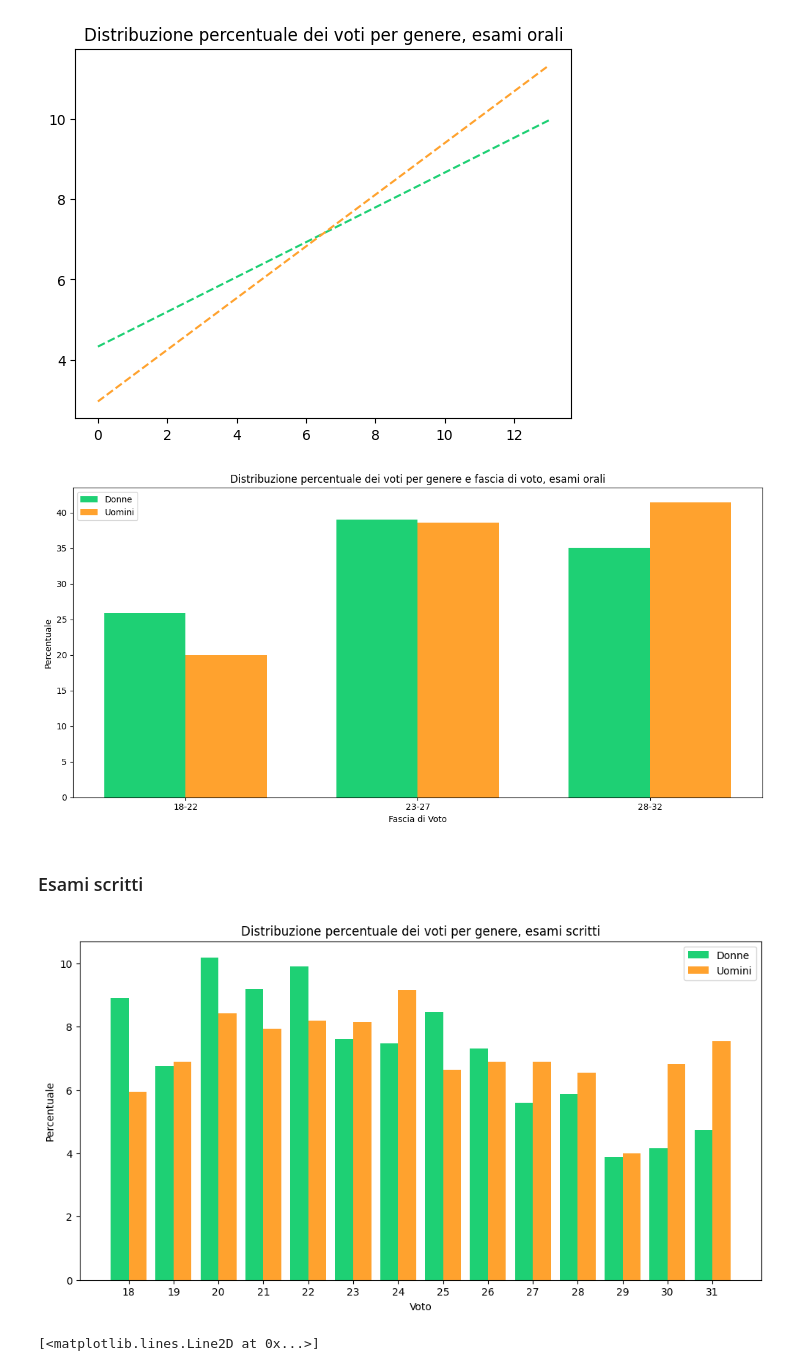
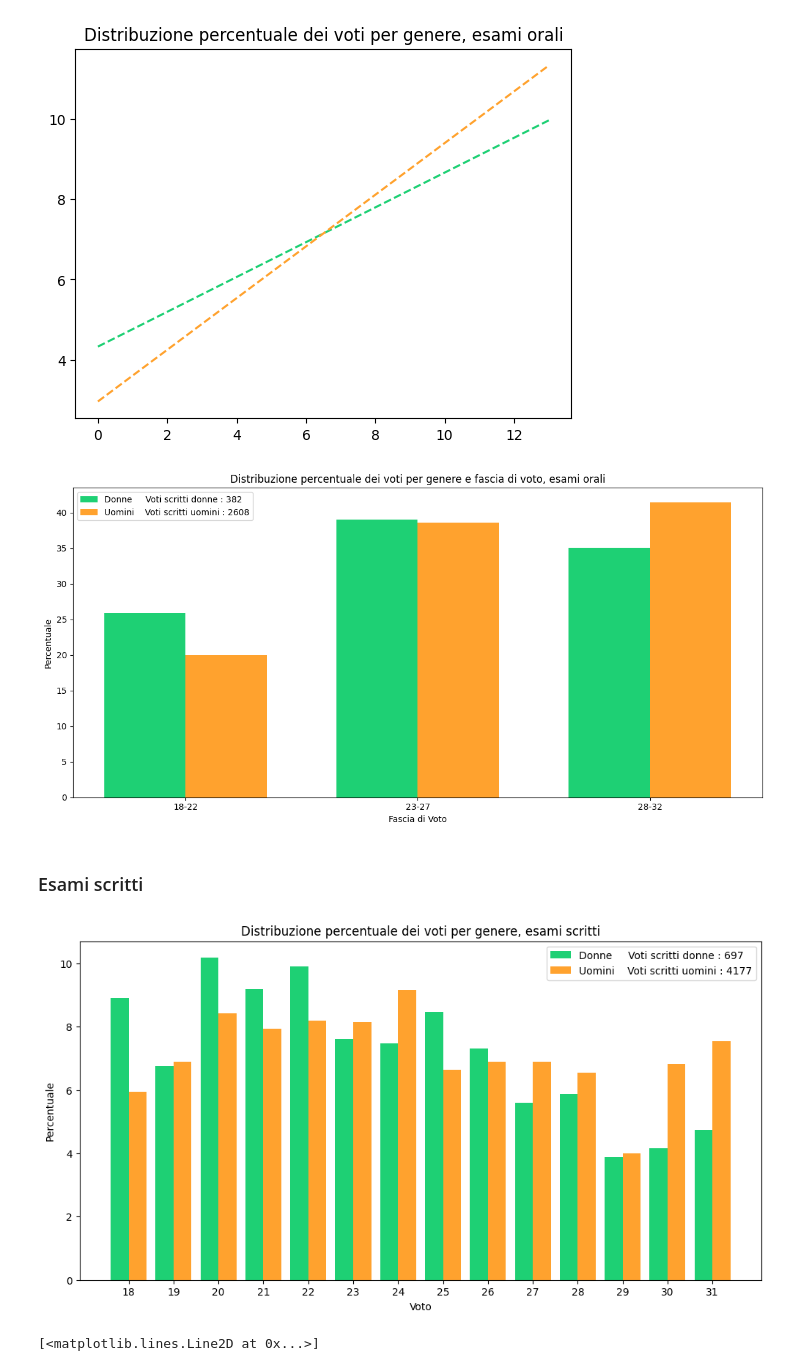
Before and after one commit to lallabelloni/Analisi-differenza-genere-Data-Science, a Jupyter notebook: progetto2.ipynb, the cells around one changed output. Saved outputs shown, nothing was run; the diff lists cells and outputs as text; code cells hidden in the pictures.

```diff
--- a/progetto2.ipynb
+++ b/progetto2.ipynb
@@ -770,8 +794,8 @@ r1 = np.arange(len(percentuali_donne))
 r2 = [x + bar_width for x in r1]
 
 plt.figure(figsize=(12, 6))
-plt.bar(r1, percentuali_donne, label='Donne', color=colore_donne, width=bar_width)
-plt.bar(r2, percentuali_uomini, label='Uomini', color=colore_uomini, width=bar_width)
+plt.bar(r1, percentuali_donne, label=f'Donne     Voti scritti donne : {totale_voti_donne}', color=colore_donne, width=bar_width)
+plt.bar(r2, percentuali_uomini, label=f'Uomini    Voti scritti uomini : {totale_voti_uomini}', color=colore_uomini, width=bar_width)
 plt.xlabel('Fascia di Voto')
 plt.ylabel('Percentuale')
 plt.title('Distribuzione percentuale dei voti per genere e fascia di voto, esami orali')
@@ -781,38 +805,38 @@ plt.legend()
 plt.tight_layout()
 plt.show()
 # %% [output]
-[figure, old version]
+[figure, new version]
 # %% [markdown]
 ### Esami scritti
 # %%
 # distribuzione dei voti scritti
 
 totale_voti_donne = len(esami_scritti[esami_scritti['GENERE'] == 'F'])
 totale_voti_uomini = len(esami_scritti[esami_scritti['GENERE'] == 'M'])
 voti_donne = esami_scritti[esami_scritti['GENERE'] == 'F']['VOTO'].value_counts().sort_index()
 voti_uomini = esami_scritti[esami_scritti['GENERE'] == 'M']['VOTO'].value_counts().sort_index()
 voti = sorted(set(voti_donne.index).union(set(voti_uomini.index)))
 voti_donne = voti_donne.reindex(voti, fill_value=0)
 voti_uomini = voti_uomini.reindex(voti, fill_value=0)
 percentuale_voti_donne = (voti_donne / totale_voti_donne) * 100
 percentuale_voti_uomini = (voti_uomini / totale_voti_uomini) * 100
 
 bar_width = 0.4
 r1 = np.arange(len(voti))
 r2 = [x + bar_width for x in r1]
 
 plt.figure(figsize=(12, 6))
-plt.bar(r1, percentuale_voti_donne, width=bar_width, label='Donne', color=colore_donne)
-plt.bar(r2, percentuale_voti_uomini, width=bar_width, label='Uomini', color=colore_uomini)
+plt.bar(r1, percentuale_voti_donne, width=bar_width, label=f'Donne     Voti scritti donne : {totale_voti_donne}', color=colore_donne)
+plt.bar(r2, percentuale_voti_uomini, width=bar_width, label=f'Uomini    Voti scritti uomini : {totale_voti_uomini}', color=colore_uomini)
 plt.xlabel('Voto')
 plt.ylabel('Percentuale')
 plt.title('Distribuzione percentuale dei voti per genere, esami scritti')
 plt.legend()
 plt.xticks([r + bar_width/2 for r in range(len(voti))], voti)
 
 plt.show()
 # %% [output]
-[figure, old version]
+[figure, new version]
 # %%
 # regressione lineare
 # donne
```
Also changed, not shown: parts of 13 cells of this notebook.
